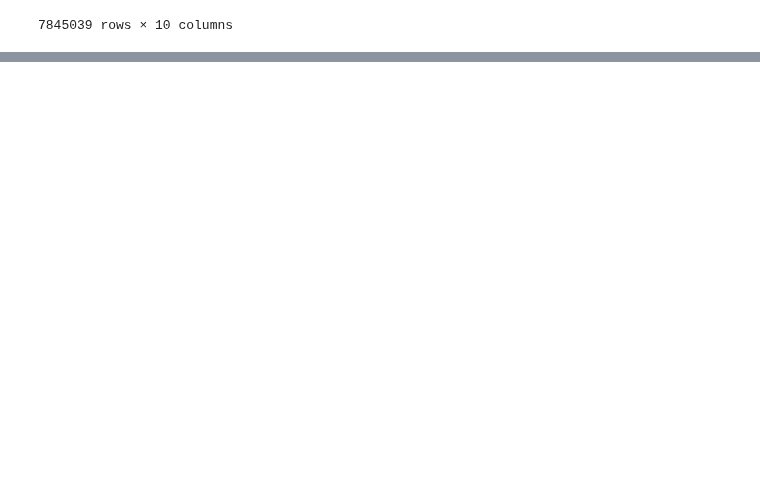
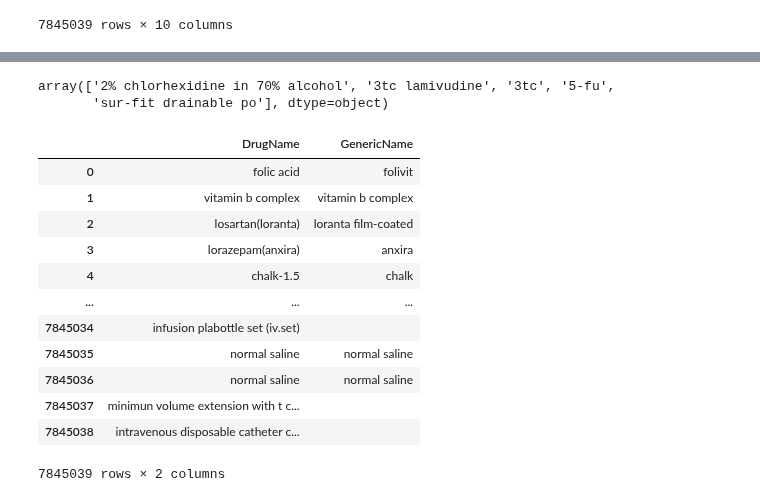
Before and after one commit to nxxk23/PROJECT, a Jupyter notebook: PrescriptionFile.ipynb, the cells around one changed output, grey strips where cells are left out. Cells and saved outputs as stored; diff of their text form; code cells hidden in the pictures; blank space fills up the shorter version.

```diff
--- a/PrescriptionFile.ipynb
+++ b/PrescriptionFile.ipynb
@@ -348,0 +174,43 @@ pre_df.to_excel('PresriptionFile.xlsx')
+# %%
+import pandas as pd
+
+# Function to clean and group by keywords
+def clean_and_group(item):
+    if item.startswith("2% chlorhexidine in 70% alcohol"):
+        return "2% chlorhexidine in 70% alcohol"
+    elif item.startswith("5-fu"):
+        return "5-fu"
+    elif item.startswith("3tc lamivudine"):
+        return "3tc lamivudine"
+    elif item.startswith("3tc"):
+        return "3tc"
+    elif item == "Md Personnel Checkup stool examination":
+        return "Stool"
+    else:
+        return item
+
+# Modify the 'RequestItemName' column directly
+table1['DrugName'] = table1['DrugName'].apply(clean_and_group)
+table1['GenericName'] = table1['GenericName'].str.extract(r'^(.*?)( \(|$)')[0].str.strip()
+# %%
+b = table1[table1['DrugName'].str.match(r'^\d') | table1['GenericName'].str.match(r'^\d')]
+b['DrugName'].unique()
+# %% [output]
+array(['2% chlorhexidine in 70% alcohol', '3tc lamivudine', '3tc', '5-fu',
+       'sur-fit drainable po'], dtype=object)
+# %%
+table1
+# %% [output]
+|  | DrugName | GenericName |
+| 0 | folic acid | folivit |
+| 1 | vitamin b complex | vitamin b complex |
+| 2 | losartan(loranta) | loranta film-coated |
+| 3 | lorazepam(anxira) | anxira |
+| 4 | chalk-1.5 | chalk |
+| ... | ... | ... |
+| 7845034 | infusion plabottle set (iv.set) |  |
+| 7845035 | normal saline | normal saline |
+| 7845036 | normal saline | normal saline |
+| 7845037 | minimun volume extension with t c... |  |
+| 7845038 | intravenous disposable catheter c... |  |
+7845039 rows × 2 columns
```
Also changed, not shown: parts of 41 cells of this notebook.
